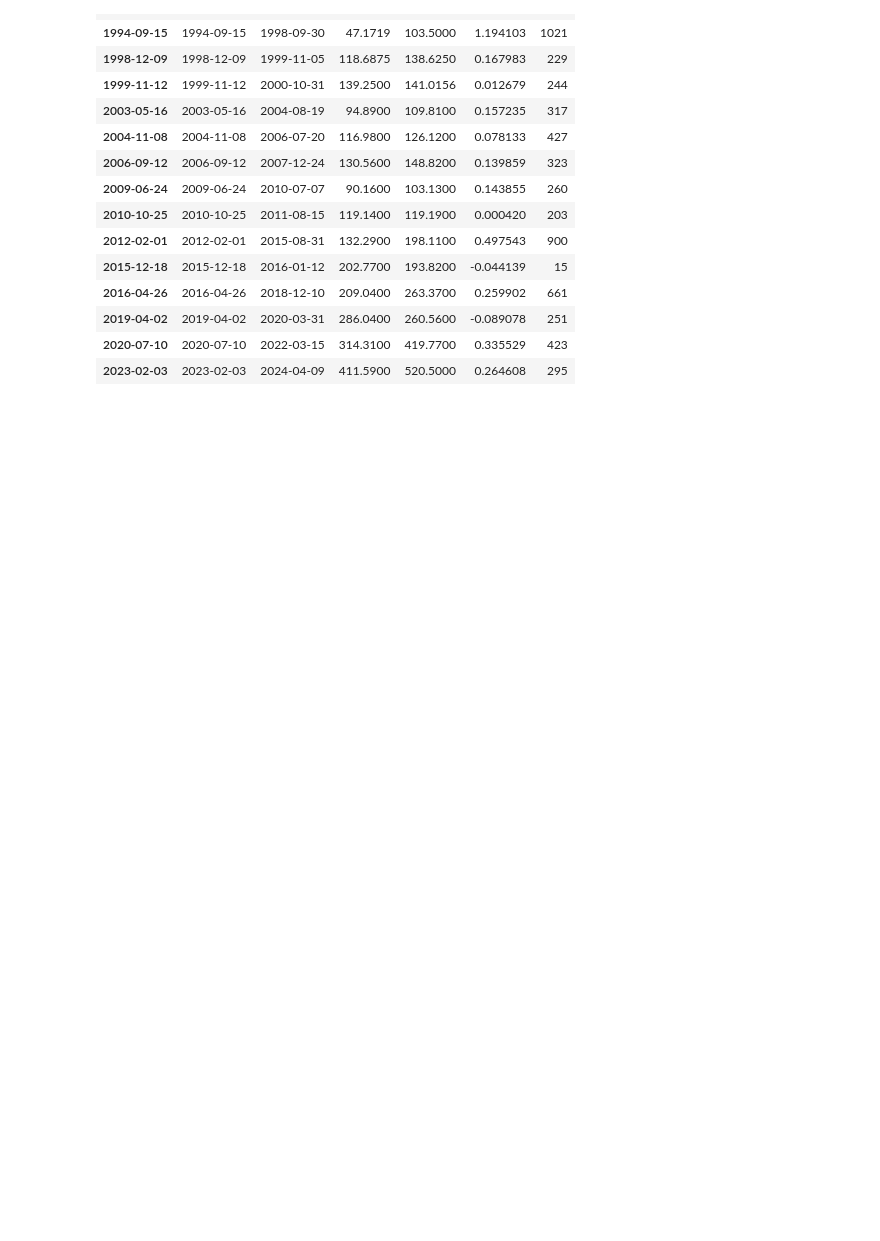
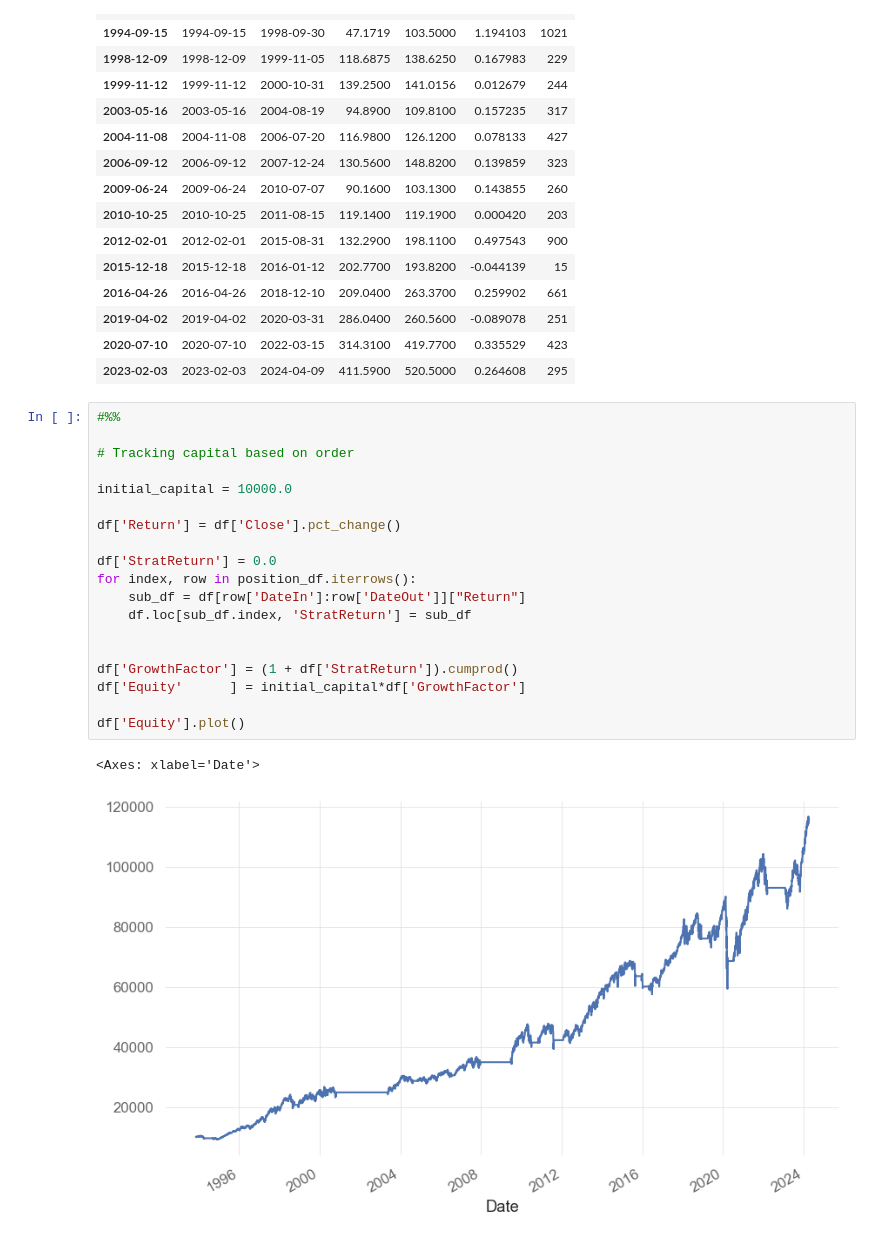
Before and after one commit to sharavsambuu/realtest-python-inspection, a Jupyter notebook: tutorial_1_spy_crossover.ipynb, the cells around one changed output. Cells and saved outputs as stored; diff of their text form; blank space fills up the shorter version.

Commit message:
Capital growth looks close enough but different equity number due to the calculation difference.

```diff
--- a/tutorial_1_spy_crossover.ipynb
+++ b/tutorial_1_spy_crossover.ipynb
@@ -201,3 +201,25 @@ position_df
 | 2019-04-02 | 2019-04-02 | 2020-03-31 | 286.0400 | 260.5600 | -0.089078 | 251 |
 | 2020-07-10 | 2020-07-10 | 2022-03-15 | 314.3100 | 419.7700 | 0.335529 | 423 |
 | 2023-02-03 | 2023-02-03 | 2024-04-09 | 411.5900 | 520.5000 | 0.264608 | 295 |
+# %%
+#%%
+
+# Tracking capital based on order
+
+initial_capital = 10000.0
+
+df['Return'] = df['Close'].pct_change()
+
+df['StratReturn'] = 0.0
+for index, row in position_df.iterrows():
+    sub_df = df[row['DateIn']:row['DateOut']]["Return"]
+    df.loc[sub_df.index, 'StratReturn'] = sub_df
+
+
+df['GrowthFactor'] = (1 + df['StratReturn']).cumprod()
+df['Equity'      ] = initial_capital*df['GrowthFactor']
+
+df['Equity'].plot()
+# %% [output]
+<Axes: xlabel='Date'>
+[figure, added]
```
Also changed, not shown: parts of 1 cell of this notebook, 1 other file.
